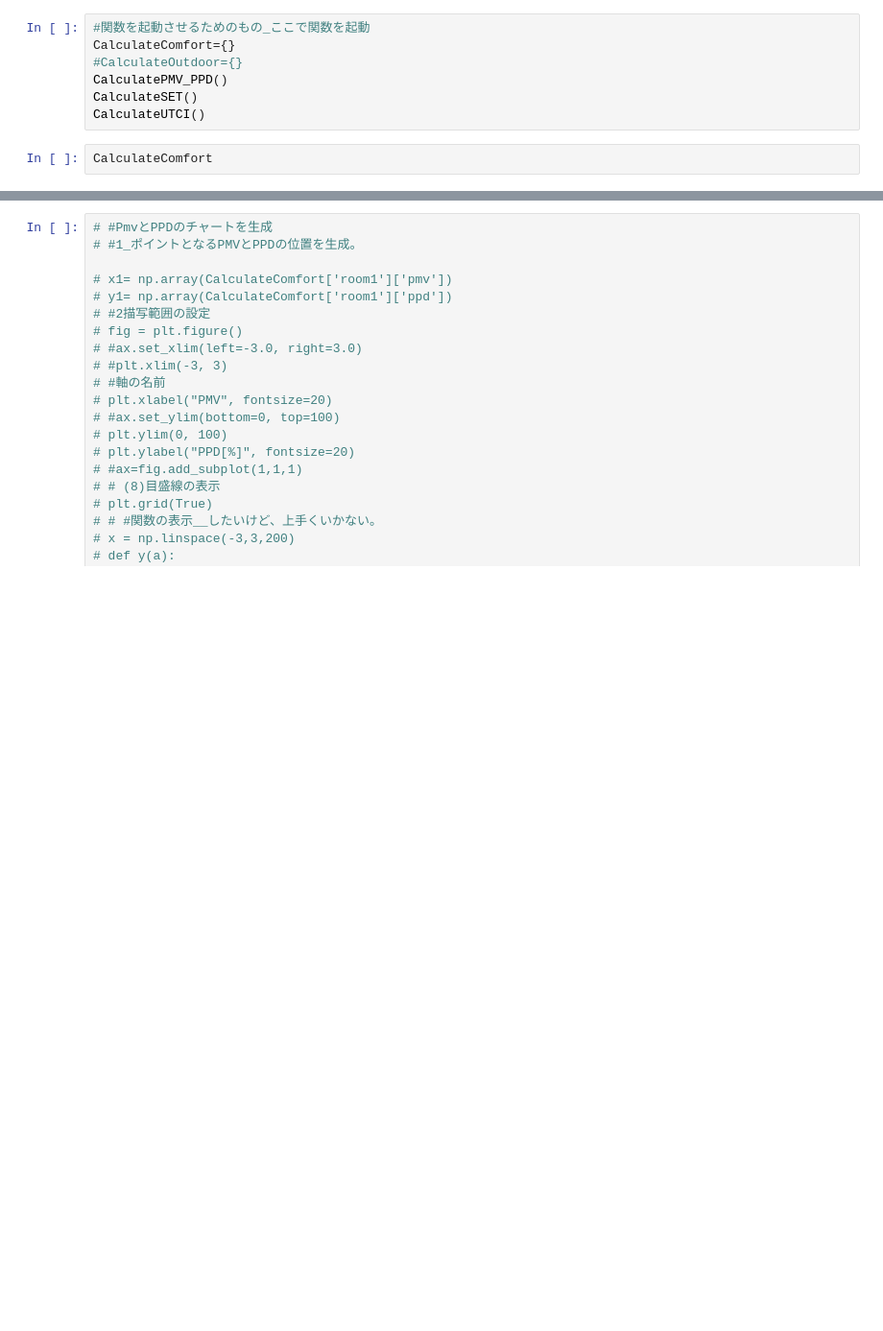
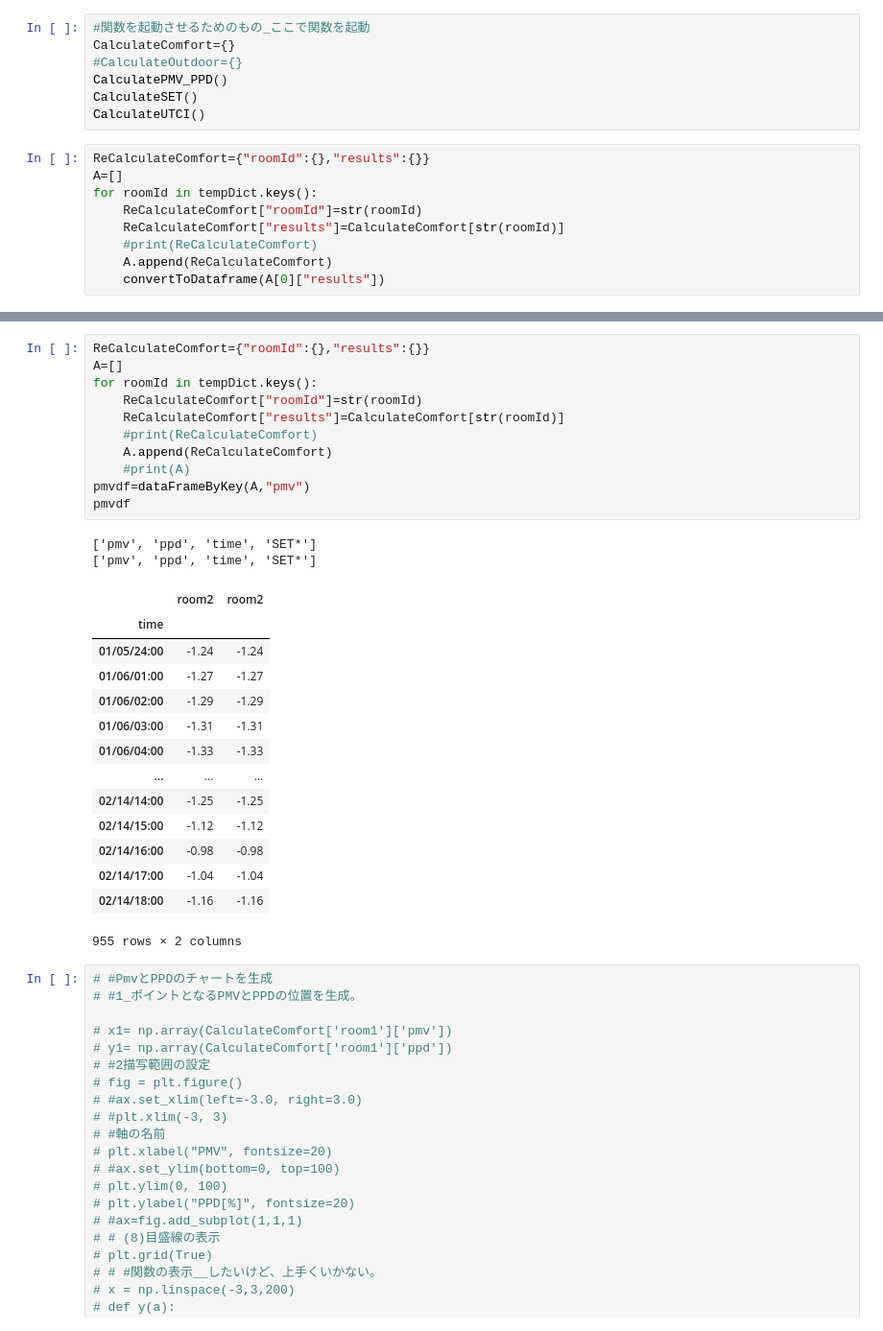
Before and after one commit to becat-oss/therb-notebook, a Jupyter notebook: 時系列データ分析.ipynb, the cells around one changed output, grey strips where cells are left out. Shown at 96% size. Saved outputs shown, nothing was run; the diff lists cells and outputs as text; blank space fills up the shorter version.

```diff
--- a/時系列データ分析.ipynb
+++ b/時系列データ分析.ipynb
@@ -226,5 +236,12 @@ CalculatePMV_PPD()
 CalculateSET()
 CalculateUTCI()
 # %%
-CalculateComfort
+ReCalculateComfort={"roomId":{},"results":{}}
+A=[]
+for roomId in tempDict.keys():
+    ReCalculateComfort["roomId"]=str(roomId)
+    ReCalculateComfort["results"]=CalculateComfort[str(roomId)]
+    #print(ReCalculateComfort)
+    A.append(ReCalculateComfort)
+    convertToDataframe(A[0]["results"])
 # %% [output]
@@ -248,3 +270,31 @@ CalculateComfort
+# %%
+ReCalculateComfort={"roomId":{},"results":{}}
+A=[]
+for roomId in tempDict.keys():
+    ReCalculateComfort["roomId"]=str(roomId)
+    ReCalculateComfort["results"]=CalculateComfort[str(roomId)]
+    #print(ReCalculateComfort)
+    A.append(ReCalculateComfort)
+    #print(A)
+pmvdf=dataFrameByKey(A,"pmv")
+pmvdf
+# %% [output]
+['pmv', 'ppd', 'time', 'SET*']
+['pmv', 'ppd', 'time', 'SET*']
+|  | room2 | room2 |
+| time |  |  |
+| 01/05/24:00 | -1.24 | -1.24 |
+| 01/06/01:00 | -1.27 | -1.27 |
+| 01/06/02:00 | -1.29 | -1.29 |
+| 01/06/03:00 | -1.31 | -1.31 |
+| 01/06/04:00 | -1.33 | -1.33 |
+| ... | ... | ... |
+| 02/14/14:00 | -1.25 | -1.25 |
+| 02/14/15:00 | -1.12 | -1.12 |
+| 02/14/16:00 | -0.98 | -0.98 |
+| 02/14/17:00 | -1.04 | -1.04 |
+| 02/14/18:00 | -1.16 | -1.16 |
+955 rows × 2 columns
 # %%
 # #PmvとPPDのチャートを生成
 # #1_ポイントとなるPMVとPPDの位置を生成。
```
Also changed, not shown: parts of 11 cells of this notebook.
